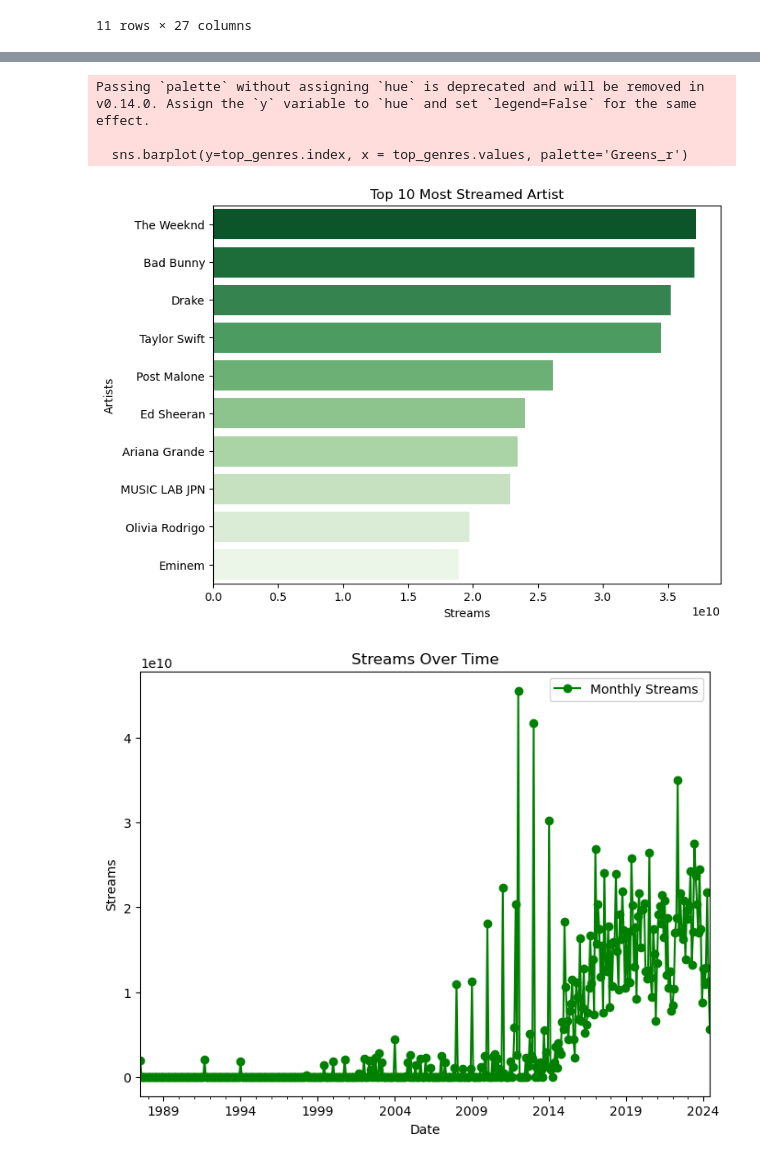
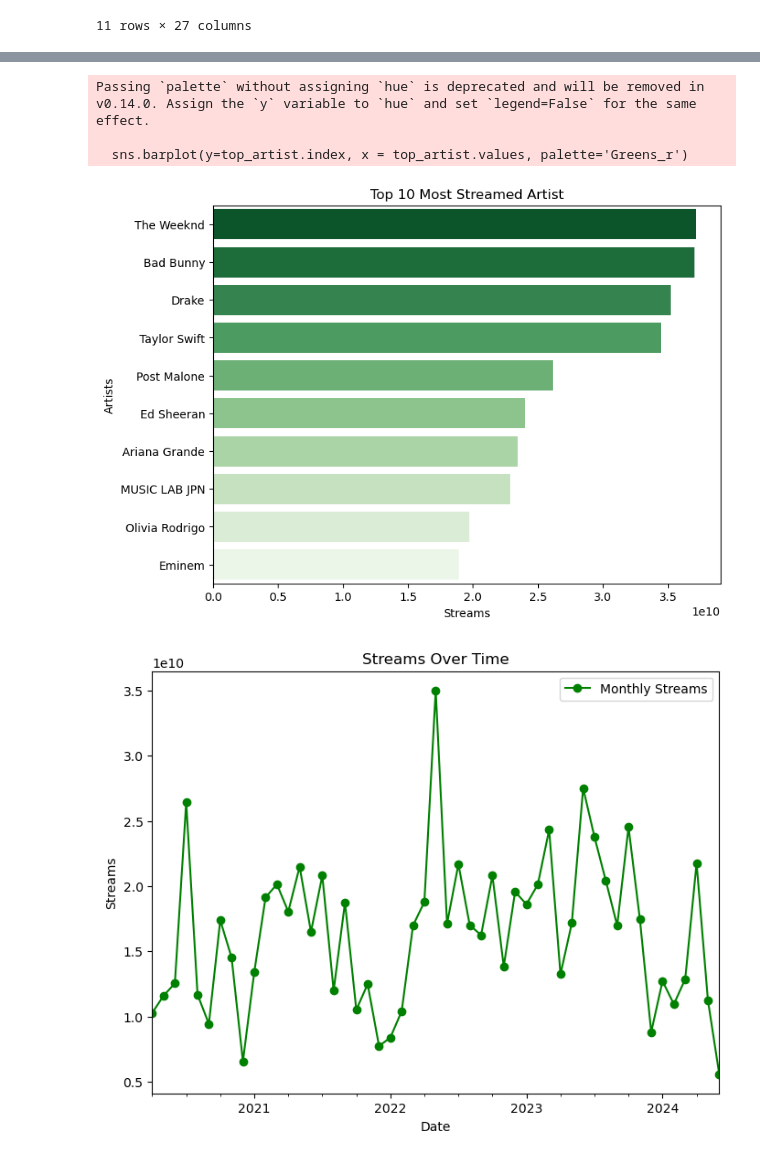
Before and after one commit to nlicari1/Songs_Streamed_2024, a Jupyter notebook: streamed_songs.ipynb, the cells around one changed output, grey strips where cells are left out. Cells and saved outputs as stored; diff of their text form; code cells hidden in the pictures.

```diff
--- a/streamed_songs.ipynb
+++ b/streamed_songs.ipynb
@@ -177,29 +200,29 @@ Passing `palette` without assigning `hue` is deprecated and will be removed in v
 # %%
 # most streamed artist
-top_genres = df.groupby("artist")['spotify_streams'].sum().sort_values(ascending=False).head(10)
+top_artist = df.groupby("artist")['spotify_streams'].sum().sort_values(ascending=False).head(10)
 plt.figure(figsize=(8,6))
 plt.title("Top 10 Most Streamed Artist")
-sns.barplot(y=top_genres.index, x = top_genres.values, palette='Greens_r')
+sns.barplot(y=top_artist.index, x = top_artist.values, palette='Greens_r')
 plt.xlabel('Streams')
 plt.ylabel('Artists')
 plt.show()
 # %% [output]
 Passing `palette` without assigning `hue` is deprecated and will be removed in v0.14.0. Assign the `y` variable to `hue` and set `legend=False` for the same effect.
 
-  sns.barplot(y=top_genres.index, x = top_genres.values, palette='Greens_r')
+  sns.barplot(y=top_artist.index, x = top_artist.values, palette='Greens_r')
 [figure]
 # %%
 # Seasonality Trends of Last 10 years
-#df['release_date'] = pd.to_datetime(df['release_date'])
-#df.set_index('release_date', inplace=True)
+last_5_years = df[df['release_date'] >= pd.Timestamp.now() - pd.DateOffset(years=5)]
+last_5_years.set_index('release_date', inplace=True)
 
 plt.figure(figsize=(8,6))
-df['spotify_streams'].resample('ME').sum().plot(marker='o', color='green', label="Monthly Streams")
+last_5_years['spotify_streams'].resample('ME').sum().plot(marker='o', color='green', label="Monthly Streams")
 plt.title('Streams Over Time')
 plt.xlabel('Date')
 plt.ylabel('Streams')
 plt.legend()
 plt.show()
 # %% [output]
-[figure, old version]
+[figure, new version]
 # %% [markdown]
```
Also changed, not shown: parts of 20 cells of this notebook.
